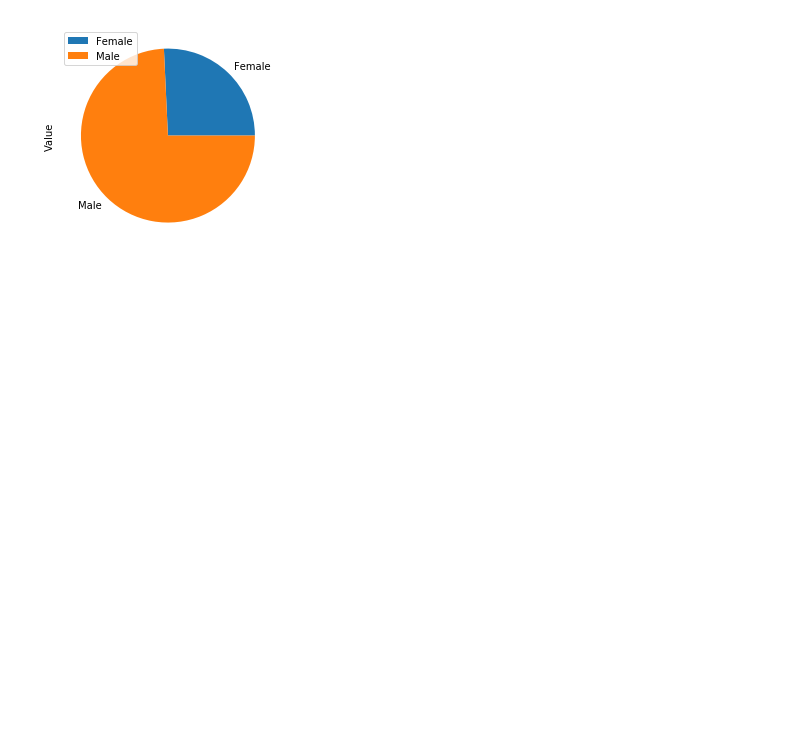
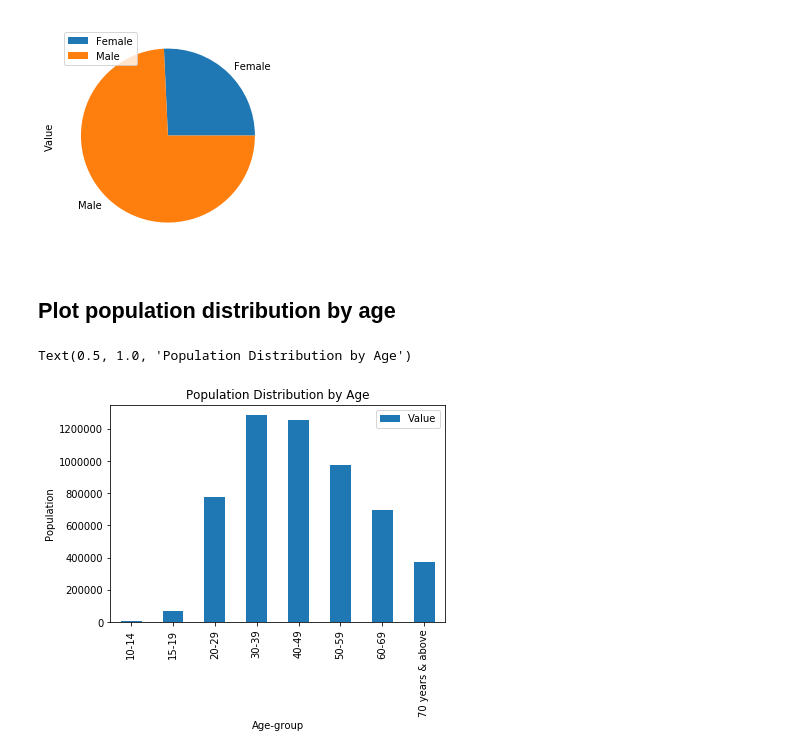
Before and after one commit to Bishalsarang/Playing-with-Data, a Jupyter notebook: Nepal Population(2011-12 by age)/Playing_with_Population_Data(2068_69).ipynb, the cells around one changed output. Drawn from its saved outputs; the diff is of its cells as text; code cells hidden in the pictures; blank space fills up the shorter version.

```diff
--- a/Nepal Population(2011-12 by age)/Playing_with_Population_Data(2068_69).ipynb
+++ b/Nepal Population(2011-12 by age)/Playing_with_Population_Data(2068_69).ipynb
@@ -282,3 +284,15 @@ plt.gca().legend(("Female", "Male"))
 # %% [output]
 <matplotlib.legend.Legend at 0x...>
 [figure]
+# %% [markdown]
+## Plot population distribution by age
+# %%
+df_popn_age= df.groupby(by = "Age-group").agg({"Value" : "sum"})
+df_popn_age["Age-group"] = df["Age-group"].unique()
+
+df_popn_age.plot("Age-group", "Value", kind = "bar")
+plt.ylabel("Population")
+plt.title("Population Distribution by Age")
+# %% [output]
+Text(0.5, 1.0, 'Population Distribution by Age')
+[figure, added]
```
Also changed, not shown: parts of 2 cells of this notebook.
